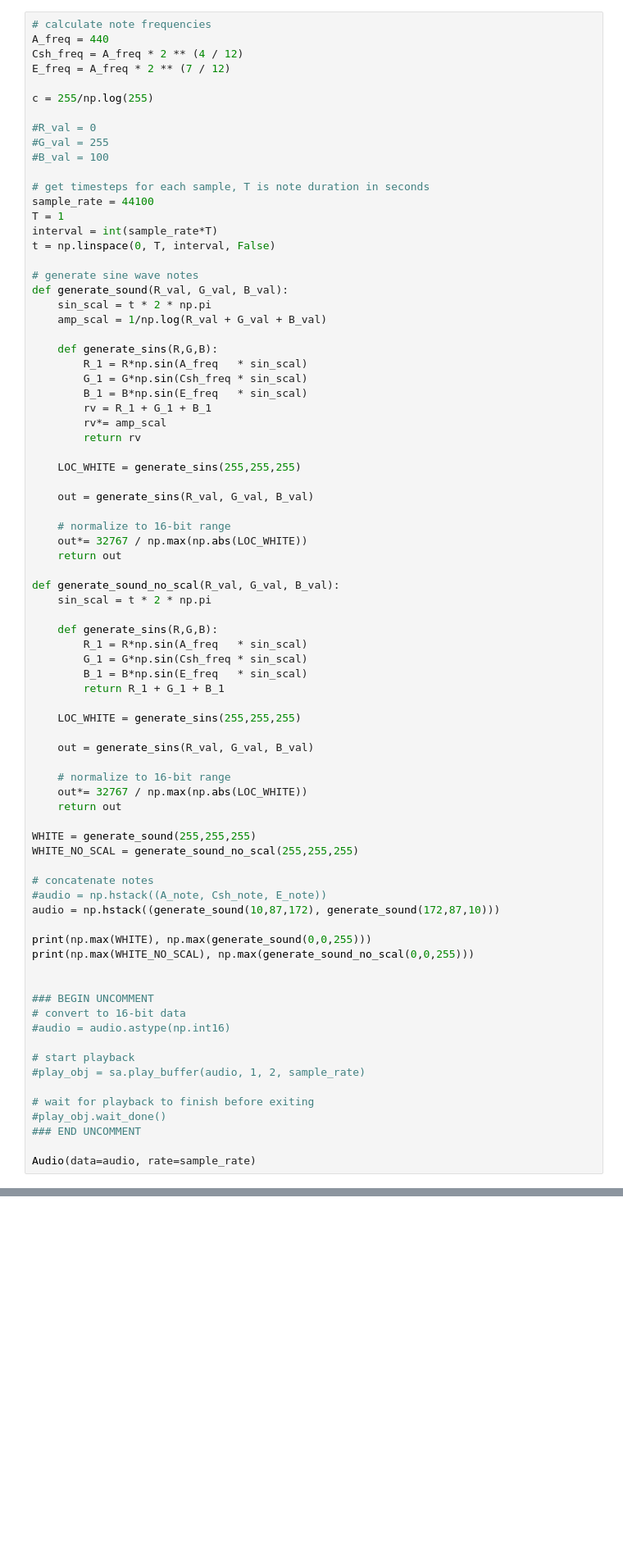
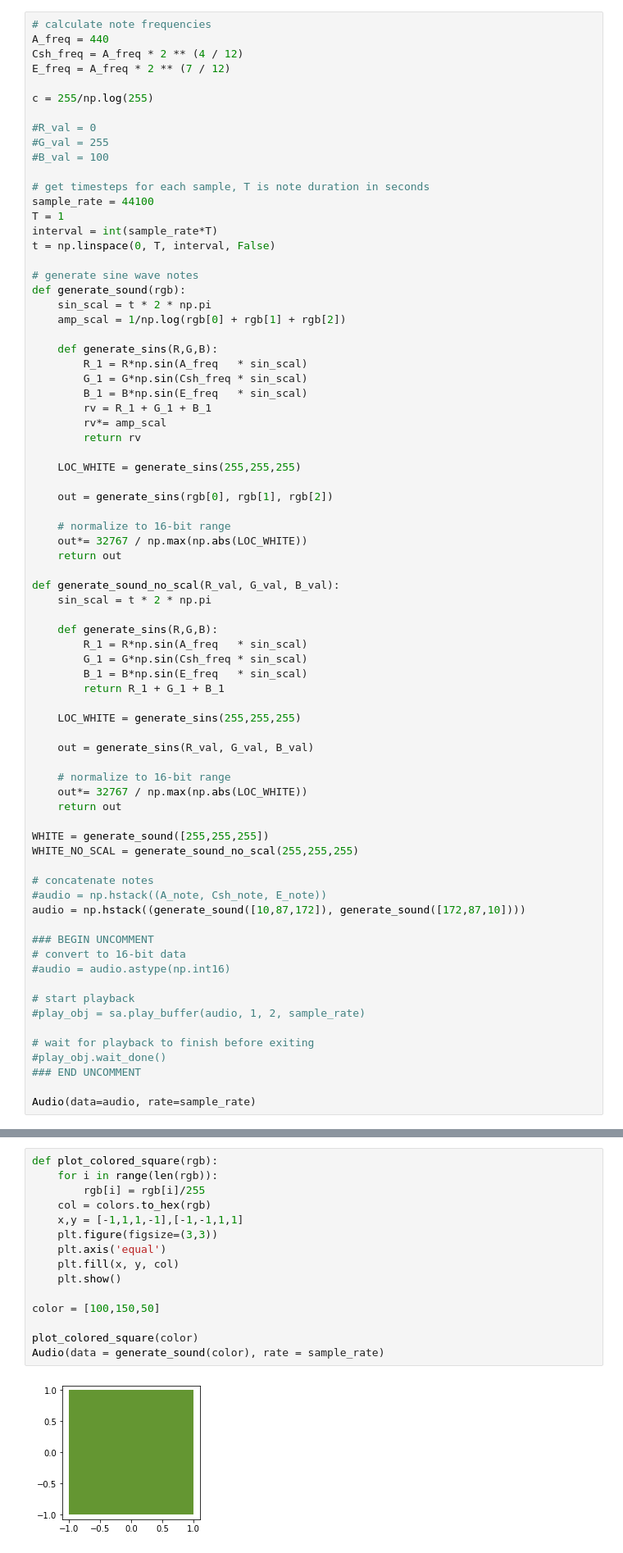
Before and after one commit to g-perona/Music-Project, a Jupyter notebook: test.ipynb, the cells around one changed output, grey strips where cells are left out. Shown: that part at 82% size. Cells and saved outputs as stored; diff of their text form; blank space fills up the shorter version.

Commit message:
added colored squares

```diff
--- a/test.ipynb
+++ b/test.ipynb
@@ -28,9 +29,9 @@ interval = int(sample_rate*T)
 t = np.linspace(0, T, interval, False)
 
 # generate sine wave notes
-def generate_sound(R_val, G_val, B_val):
+def generate_sound(rgb):
     sin_scal = t * 2 * np.pi
-    amp_scal = 1/np.log(R_val + G_val + B_val)
+    amp_scal = 1/np.log(rgb[0] + rgb[1] + rgb[2])
 
     def generate_sins(R,G,B):
         R_1 = R*np.sin(A_freq   * sin_scal)
@@ -42,7 +43,7 @@ def generate_sound(R_val, G_val, B_val):
 
     LOC_WHITE = generate_sins(255,255,255)
 
-    out = generate_sins(R_val, G_val, B_val)
+    out = generate_sins(rgb[0], rgb[1], rgb[2])
 
     # normalize to 16-bit range
     out*= 32767 / np.max(np.abs(LOC_WHITE))
@@ -65,16 +66,12 @@ def generate_sound_no_scal(R_val, G_val, B_val):
     out*= 32767 / np.max(np.abs(LOC_WHITE))
     return out
 
-WHITE = generate_sound(255,255,255)
+WHITE = generate_sound([255,255,255])
 WHITE_NO_SCAL = generate_sound_no_scal(255,255,255)
 
 # concatenate notes
 #audio = np.hstack((A_note, Csh_note, E_note))
-audio = np.hstack((generate_sound(10,87,172), generate_sound(172,87,10)))
-
-print(np.max(WHITE), np.max(generate_sound(0,0,255)))
-print(np.max(WHITE_NO_SCAL), np.max(generate_sound_no_scal(0,0,255)))
-
+audio = np.hstack((generate_sound([10,87,172]), generate_sound([172,87,10])))
 
 ### BEGIN UNCOMMENT
 # convert to 16-bit data
@@ -93,0 +90,17 @@ Audio(data=audio, rate=sample_rate)
+# %%
+def plot_colored_square(rgb):
+    for i in range(len(rgb)):
+        rgb[i] = rgb[i]/255
+    col = colors.to_hex(rgb)
+    x,y = [-1,1,1,-1],[-1,-1,1,1]
+    plt.figure(figsize=(3,3))
+    plt.axis('equal')
+    plt.fill(x, y, col)
+    plt.show()
+
+color = [100,150,50]
+
+plot_colored_square(color)
+Audio(data = generate_sound(color), rate = sample_rate)
+# %% [output]
+[figure, added]
```
Also changed, not shown: parts of 6 cells of this notebook.
